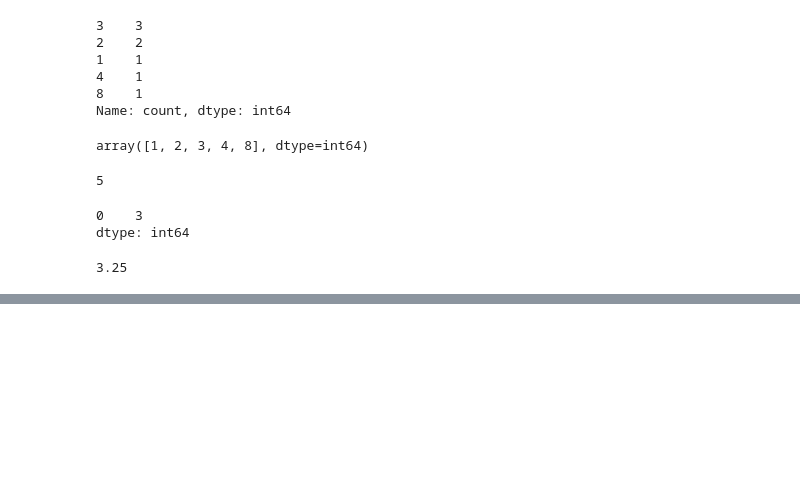
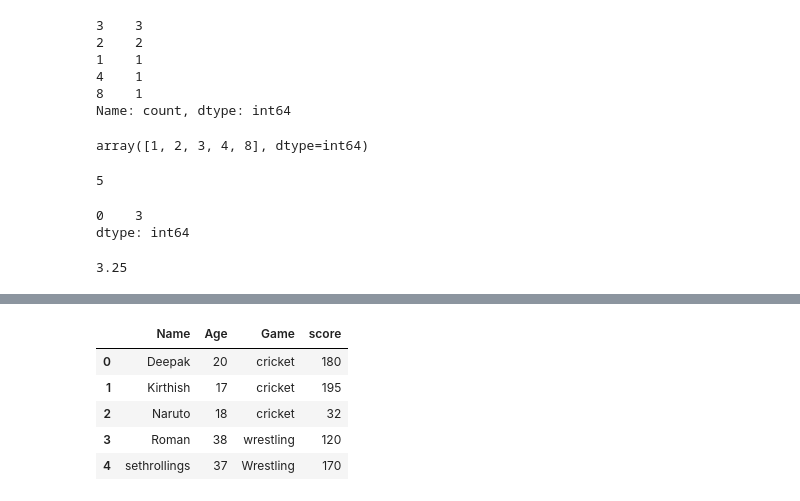
Before and after one commit to Deepak0121-svg/Pandas, a Jupyter notebook: pandas.ipynb, the cells around one changed output, grey strips where cells are left out. Saved outputs shown, nothing was run; the diff lists cells and outputs as text; code cells hidden in the pictures; blank space fills up the shorter version.

```diff
--- a/pandas.ipynb
+++ b/pandas.ipynb
@@ -155,0 +310,10 @@ a.mean()
+# %%
+df.at[1,'Game']='cricket'
+df
+# %% [output]
+|  | Name | Age | Game | score |
+| 0 | Deepak | 20 | cricket | 180 |
+| 1 | Kirthish | 17 | cricket | 195 |
+| 2 | Naruto | 18 | cricket | 32 |
+| 3 | Roman | 38 | wrestling | 120 |
+| 4 | sethrollings | 37 | Wrestling | 170 |
```
Also changed, not shown: parts of 32 cells of this notebook, 1 other file.
